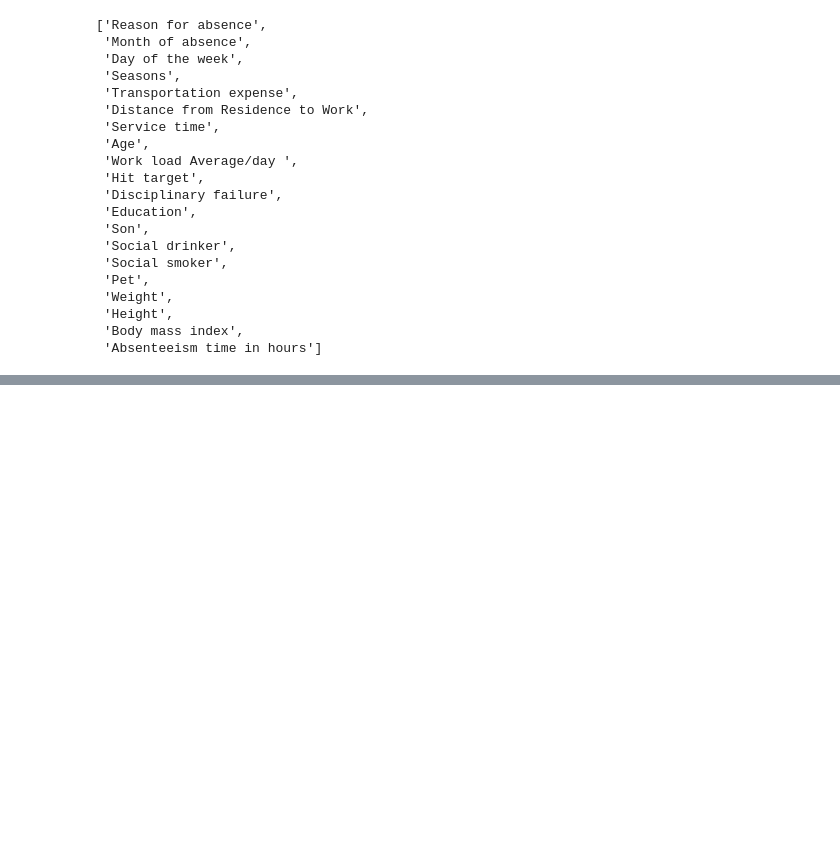
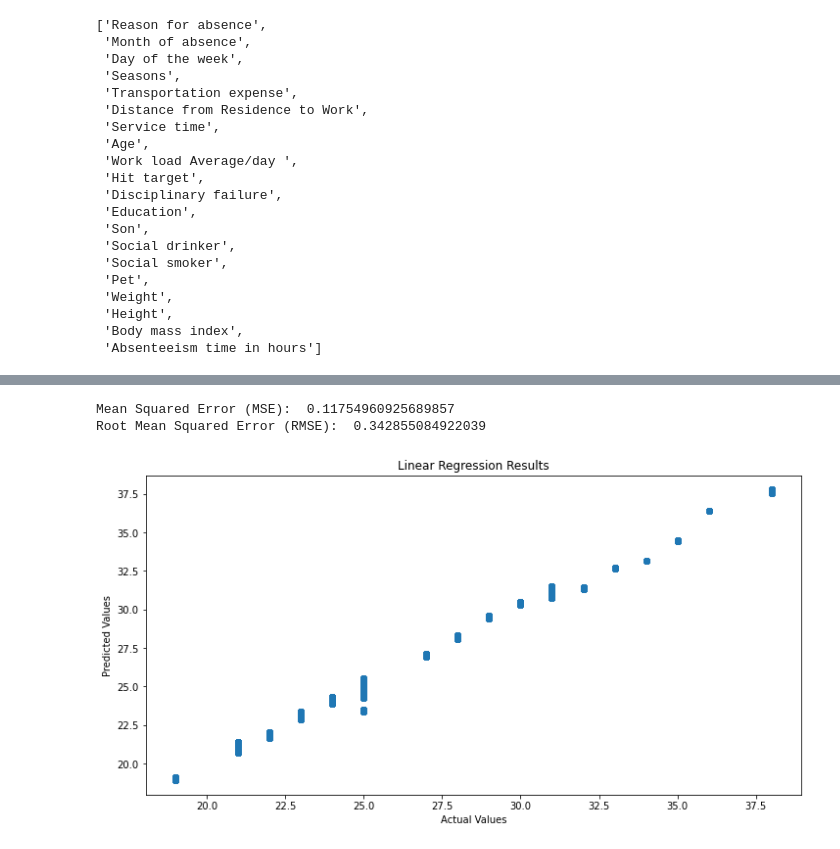
Before and after one commit to GuilhermeVCCdaSilva/ProjetoBD, a Jupyter notebook: ProjetoBigData_GuilhermeSilvaMarineFournieGonçaloAlves.ipynb, the cells around one changed output, grey strips where cells are left out. Saved outputs shown, nothing was run; the diff lists cells and outputs as text; code cells hidden in the pictures; blank space fills up the shorter version.

Commit message:
do a linear regression and some plots

```diff
--- a/ProjetoBigData_GuilhermeSilvaMarineFournieGonçaloAlves.ipynb
+++ b/ProjetoBigData_GuilhermeSilvaMarineFournieGonçaloAlves.ipynb
@@ -565,0 +561,12 @@ df.schema.names
+# %%
+# Criar objeto StandardScaler
+scaler = StandardScaler(inputCol='features', outputCol='standard_features')
+
+# Aplique o scaler no conjunto de treinamento
+scalerModel = scaler.fit(train)
+
+# Aplique o scaler no conjunto de treinamento
+train = scalerModel.transform(train)
+
+# Aplique o scaler no conjunto de teste
+test = scalerModel.transform(test)
@@ -565,0 +617,43 @@ df.schema.names
+# %%
+# Criar objeto LinearRegression
+lr = LinearRegression(labelCol='Body mass index', featuresCol='standard_features')
+
+# Treinar o modelo com os dados de treinamento
+model = lr.fit(train)
+
+# Fazer previsões com os dados de teste
+predictions = model.transform(test)
+# %%
+# Import the RegressionEvaluator class
+from pyspark.ml.evaluation import RegressionEvaluator
+
+# Create an instance of the evaluator
+evaluator = RegressionEvaluator(labelCol='Body mass index', predictionCol='prediction', metricName='mse')
+
+# Calculate the MSE on the test data
+mse = evaluator.evaluate(predictions)
+
+# Calculate the RMSE on the test data
+rmse = mse**0.5
+print("Mean Squared Error (MSE): ",mse)
+print("Root Mean Squared Error (RMSE): ",rmse)
+# %% [output]
+Mean Squared Error (MSE):  0.11754960925689857
+Root Mean Squared Error (RMSE):  0.342855084922039
+# %%
+import matplotlib.pyplot as plt
+
+# Extract the actual and predicted values
+y_actual = predictions.select('Body mass index').toPandas()
+y_pred = predictions.select('prediction').toPandas()
+
+plt.figure(figsize=(12, 6))
+
+# Create the scatter plot
+plt.scatter(y_actual, y_pred)
+plt.xlabel('Actual Values')
+plt.ylabel('Predicted Values')
+plt.title('Linear Regression Results')
+plt.show()
+# %% [output]
+[figure, added]
```
Also changed, not shown: parts of 35 cells of this notebook.
